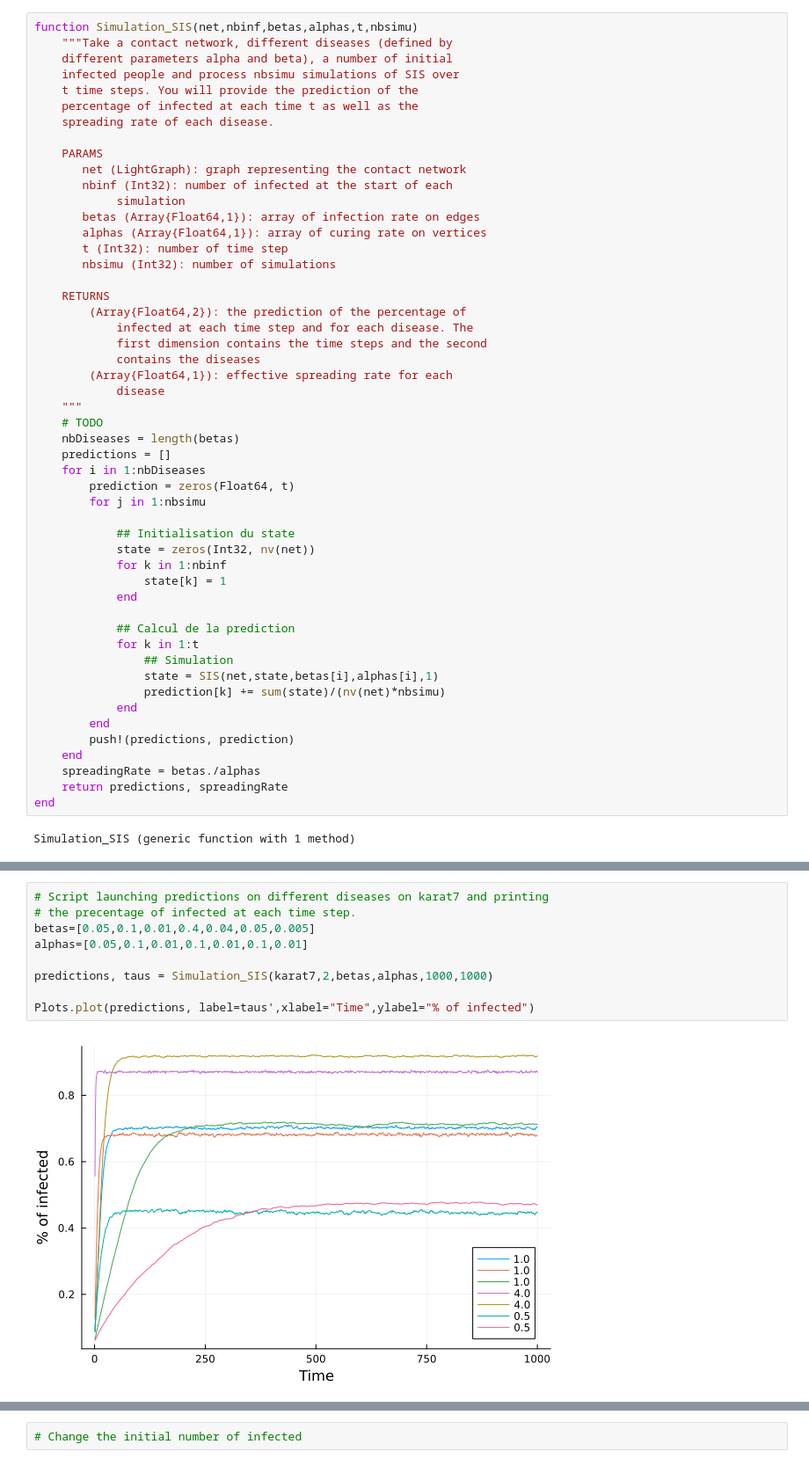
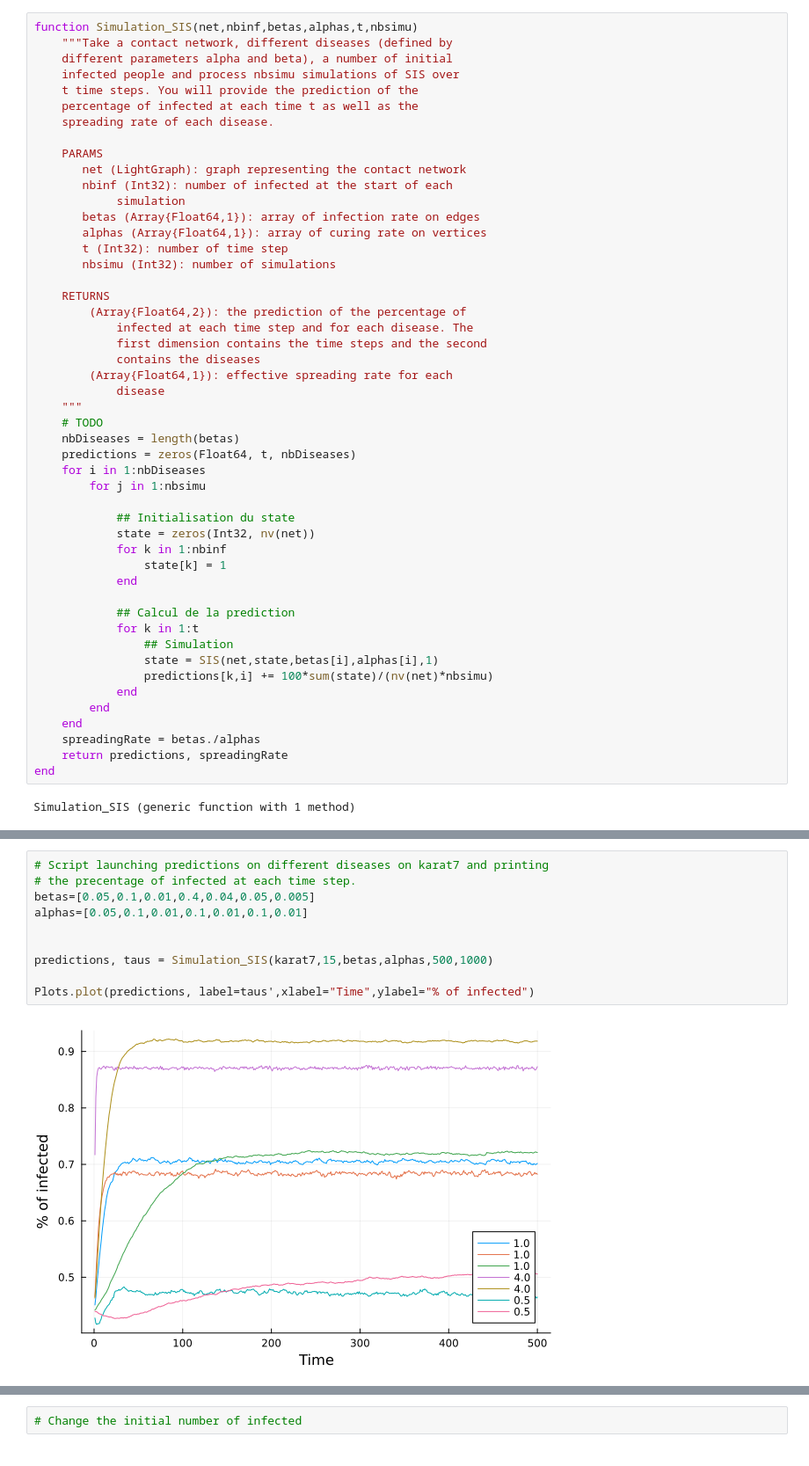
Before and after one commit to MarinFranot/projet_graphes, a Jupyter notebook: Projet Graphes 2022-2023.ipynb, the cells around one changed output, grey strips where cells are left out. Shown at 88% size. Drawn from its saved outputs; the diff is of its cells as text.

```diff
--- a/Projet Graphes 2022-2023.ipynb
+++ b/Projet Graphes 2022-2023.ipynb
@@ -327,9 +338,8 @@ function Simulation_SIS(net,nbinf,betas,alphas,t,nbsimu)
     """
     # TODO
     nbDiseases = length(betas)
-    predictions = []
+    predictions = zeros(Float64, t, nbDiseases)
     for i in 1:nbDiseases
-        prediction = zeros(Float64, t)
         for j in 1:nbsimu
 
             ## Initialisation du state
@@ -342,10 +352,9 @@ function Simulation_SIS(net,nbinf,betas,alphas,t,nbsimu)
             for k in 1:t
                 ## Simulation
                 state = SIS(net,state,betas[i],alphas[i],1)
-                prediction[k] += sum(state)/(nv(net)*nbsimu)
+                predictions[k,i] += 100*sum(state)/(nv(net)*nbsimu)
             end
         end
-        push!(predictions, prediction)
     end
     spreadingRate = betas./alphas
     return predictions, spreadingRate
@@ -363,14 +372,15 @@ Simulation_SIS (generic function with 1 method)
 # %%
 # Script launching predictions on different diseases on karat7 and printing
 # the precentage of infected at each time step.
 betas=[0.05,0.1,0.01,0.4,0.04,0.05,0.005]
 alphas=[0.05,0.1,0.01,0.1,0.01,0.1,0.01]
 
-predictions, taus = Simulation_SIS(karat7,2,betas,alphas,1000,1000)
+
+predictions, taus = Simulation_SIS(karat7,15,betas,alphas,500,1000)
 
 Plots.plot(predictions, label=taus',xlabel="Time",ylabel="% of infected")
 # %% [output]
-[figure, old version]
+[figure, new version]
 # %%
 # Same as before but applied on toulouse_neigh. May be a bit long to run.
 betas = [0.05,0.1,0.15,0.25,0.35,0.45,0.55,0.65,0.75,0.85,0.95]
```
Also changed, not shown: parts of 27 cells of this notebook.
